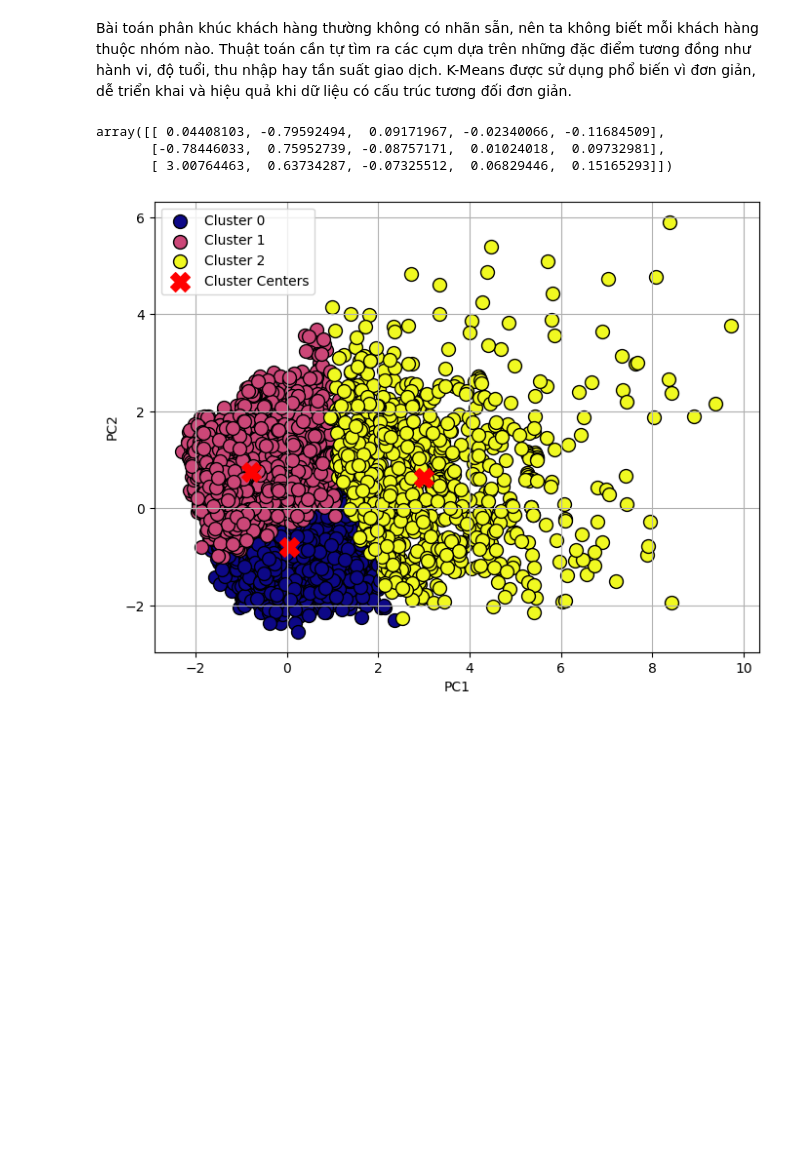
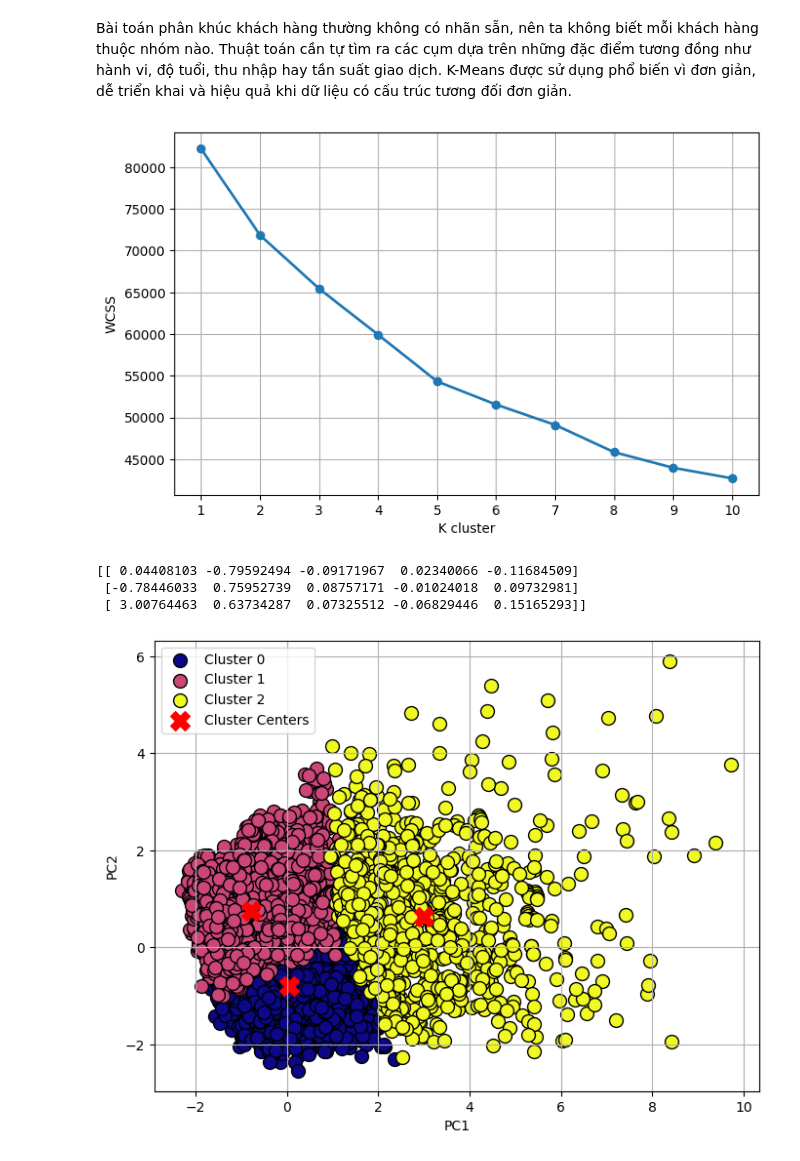
Before and after one commit to khanhtada/ai_from_fundamental_to_application, a Jupyter notebook: Chuong4/hoc_khong_giam_sat/Thuật toán K-Means.ipynb, the cells around one changed output. Saved outputs shown, nothing was run; the diff lists cells and outputs as text; code cells hidden in the pictures; blank space fills up the shorter version.

```diff
--- a/Chuong4/hoc_khong_giam_sat/Thuật toán K-Means.ipynb
+++ b/Chuong4/hoc_khong_giam_sat/Thuật toán K-Means.ipynb
@@ -37,7 +23,36 @@ centroids_pca = pca.transform(kmeans.cluster_centers_)
 # %%
-centroids_pca
+# Elbow Method để tìm số cụm tối ưu
+wcss = []
+K = range(1, 11)  # thử từ 1 đến 10 cụm
+
+for k in K:
+    kmeans_tmp = KMeans(n_clusters=k, random_state=42)
+    kmeans_tmp.fit(X_scaled)
+    wcss.append(kmeans_tmp.inertia_)  # inertia_ = WCSS
+
+# Vẽ biểu đồ Elbow
+plt.figure(figsize=(8, 5))
+plt.plot(K, wcss, marker='o', linestyle='-', linewidth=2)
+plt.xlabel('K cluster')
+plt.ylabel('WCSS')
+plt.xticks(K)
+plt.grid(True)
+plt.show()
 # %% [output]
-array([[ 0.04408103, -0.79592494,  0.09171967, -0.02340066, -0.11684509],
-       [-0.78446033,  0.75952739, -0.08757171,  0.01024018,  0.09732981],
-       [ 3.00764463,  0.63734287, -0.07325512,  0.06829446,  0.15165293]])
+[figure, added]
+# %%
+# Chọn số cụm (ví dụ k=3)
+k = 3
+kmeans = KMeans(n_clusters=k, random_state=42)
+labels = kmeans.fit_predict(X_scaled)
+# Giảm chiều dữ liệu về 2D để trực quan bằng PCA
+pca = PCA(n_components=5)
+X_pca = pca.fit_transform(X_scaled)
+# Tính lại tọa độ centroid trên không gian PCA
+centroids_pca = pca.transform(kmeans.cluster_centers_)
+print(centroids_pca)
+# %% [output]
+[[ 0.04408103 -0.79592494 -0.09171967  0.02340066 -0.11684509]
+ [-0.78446033  0.75952739  0.08757171 -0.01024018  0.09732981]
+ [ 3.00764463  0.63734287  0.07325512 -0.06829446  0.15165293]]
 # %%
```
Also changed, not shown: parts of 2 cells of this notebook, 14 other files.
